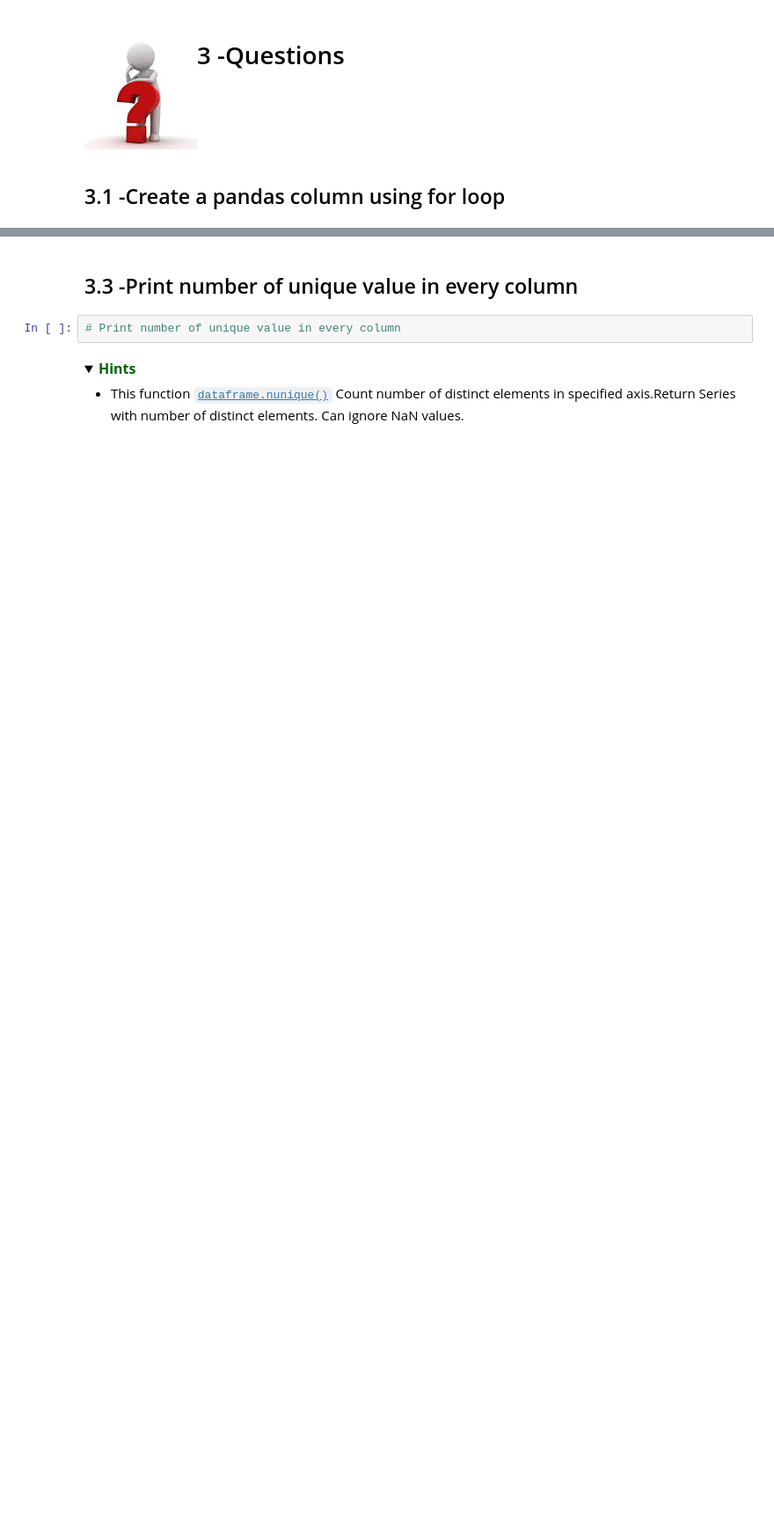
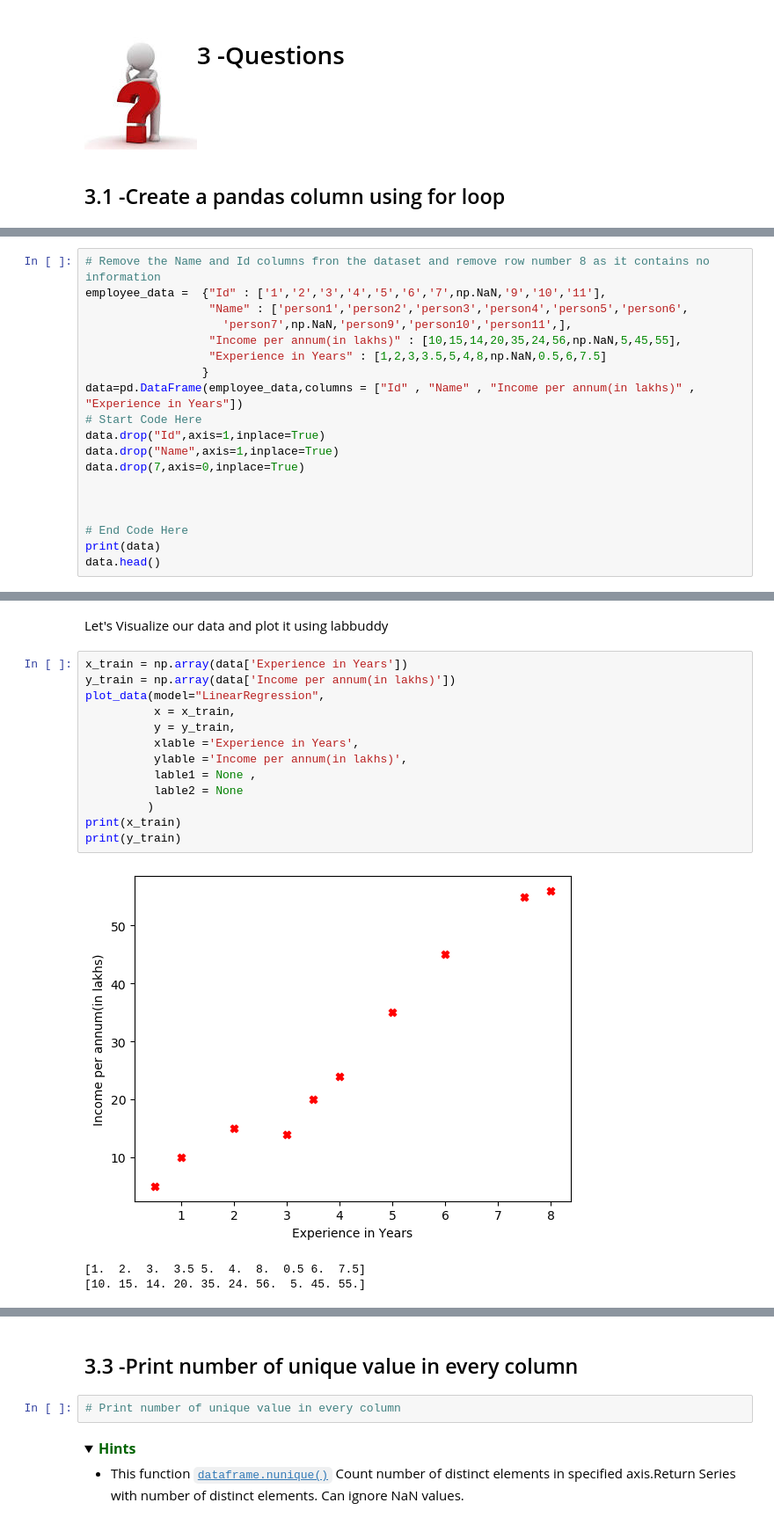
Before and after one commit to Aniruddha521/Python-Exercise, a Jupyter notebook: Python Exercise 2(pandas).ipynb, the cells around one changed output, grey strips where cells are left out. Shown: that part at 88% size. Saved outputs shown, nothing was run; the diff lists cells and outputs as text; folded sections open; blank space fills up the shorter version.

```diff
--- a/Python Exercise 2(pandas).ipynb
+++ b/Python Exercise 2(pandas).ipynb
@@ -102,0 +106,19 @@ print(df)
+# %%
+# Remove the Name and Id columns fron the dataset and remove row number 8 as it contains no information
+employee_data =  {"Id" : ['1','2','3','4','5','6','7',np.NaN,'9','10','11'],
+                  "Name" : ['person1','person2','person3','person4','person5','person6',
+                    'person7',np.NaN,'person9','person10','person11',],
+                  "Income per annum(in lakhs)" : [10,15,14,20,35,24,56,np.NaN,5,45,55],
+                  "Experience in Years" : [1,2,3,3.5,5,4,8,np.NaN,0.5,6,7.5]
+                 }
+data=pd.DataFrame(employee_data,columns = ["Id" , "Name" , "Income per annum(in lakhs)" , "Experience in Years"])
+# Start Code Here
+data.drop("Id",axis=1,inplace=True)
+data.drop("Name",axis=1,inplace=True)
+data.drop(7,axis=0,inplace=True)
+
+
+
+# End Code Here
+print(data)
+data.head()
@@ -112 +163,20 @@ print(df)
 </details>
+# %% [markdown]
+Let's Visualize our data and plot it using labbuddy
+# %%
+x_train = np.array(data['Experience in Years'])
+y_train = np.array(data['Income per annum(in lakhs)'])
+plot_data(model="LinearRegression",
+          x = x_train,
+          y = y_train,
+          xlable ='Experience in Years',
+          ylable ='Income per annum(in lakhs)',
+          lable1 = None ,
+          lable2 = None
+         )
+print(x_train)
+print(y_train)
+# %% [output]
+[figure, added]
+[1.  2.  3.  3.5 5.  4.  8.  0.5 6.  7.5]
+[10. 15. 14. 20. 35. 24. 56.  5. 45. 55.]
```
Also changed, not shown: parts of 9 cells of this notebook, 2 other files.
